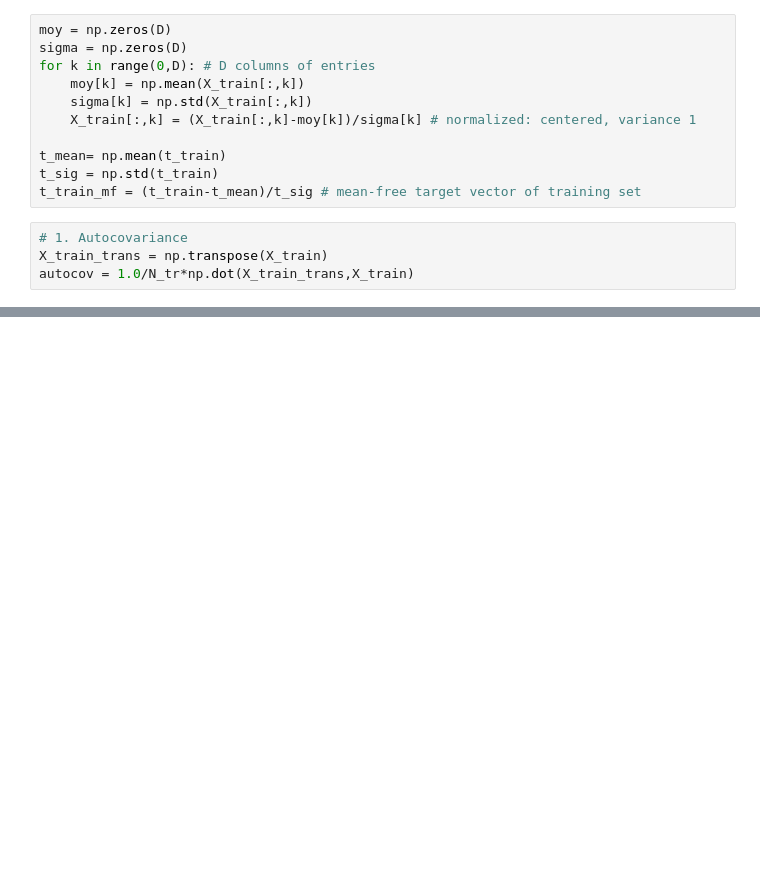
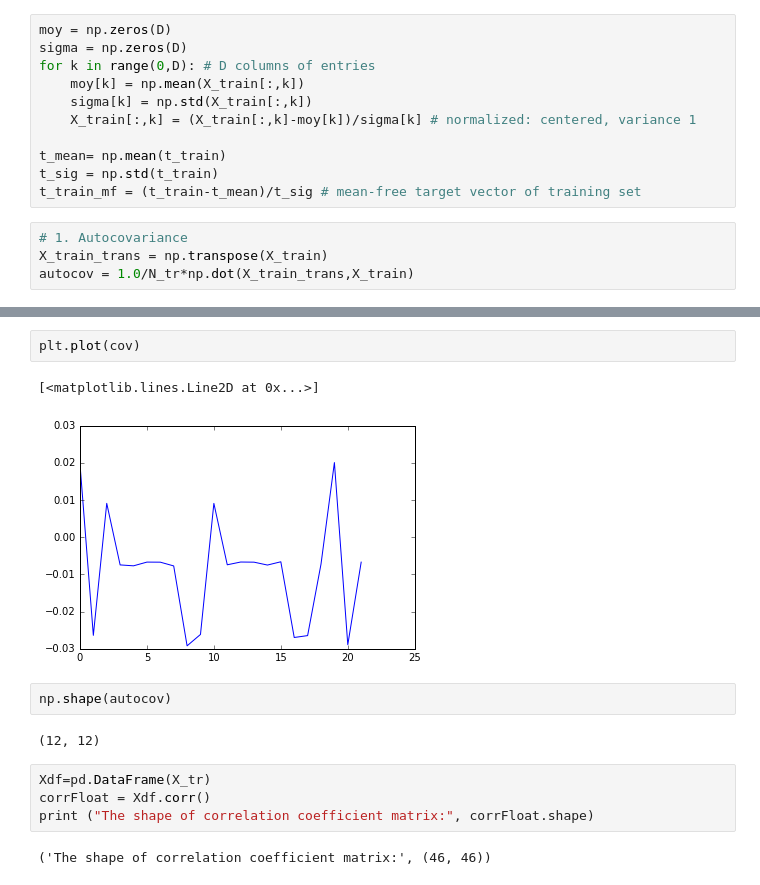
Before and after one commit to linhvannguyen/kaggle, a Jupyter notebook: santander/load_data.ipynb, the cells around one changed output, grey strips where cells are left out. Cells and saved outputs as stored; diff of their text form; blank space fills up the shorter version.

```diff
--- a/santander/load_data.ipynb
+++ b/santander/load_data.ipynb
@@ -65,0 +118,15 @@ array([[-0.00761098,  0.00775795,  0.24193856,  0.04499668,  0.00614796,
+# %%
+plt.plot(cov)
+# %% [output]
+[<matplotlib.lines.Line2D at 0x...>]
+[figure, added]
+# %%
+np.shape(autocov)
+# %% [output]
+(12, 12)
+# %%
+Xdf=pd.DataFrame(X_tr)
+corrFloat = Xdf.corr()
+print ("The shape of correlation coefficient matrix:", corrFloat.shape)
+# %% [output]
+('The shape of correlation coefficient matrix:', (46, 46))
```
Also changed, not shown: parts of 17 cells of this notebook, 1 other file.
